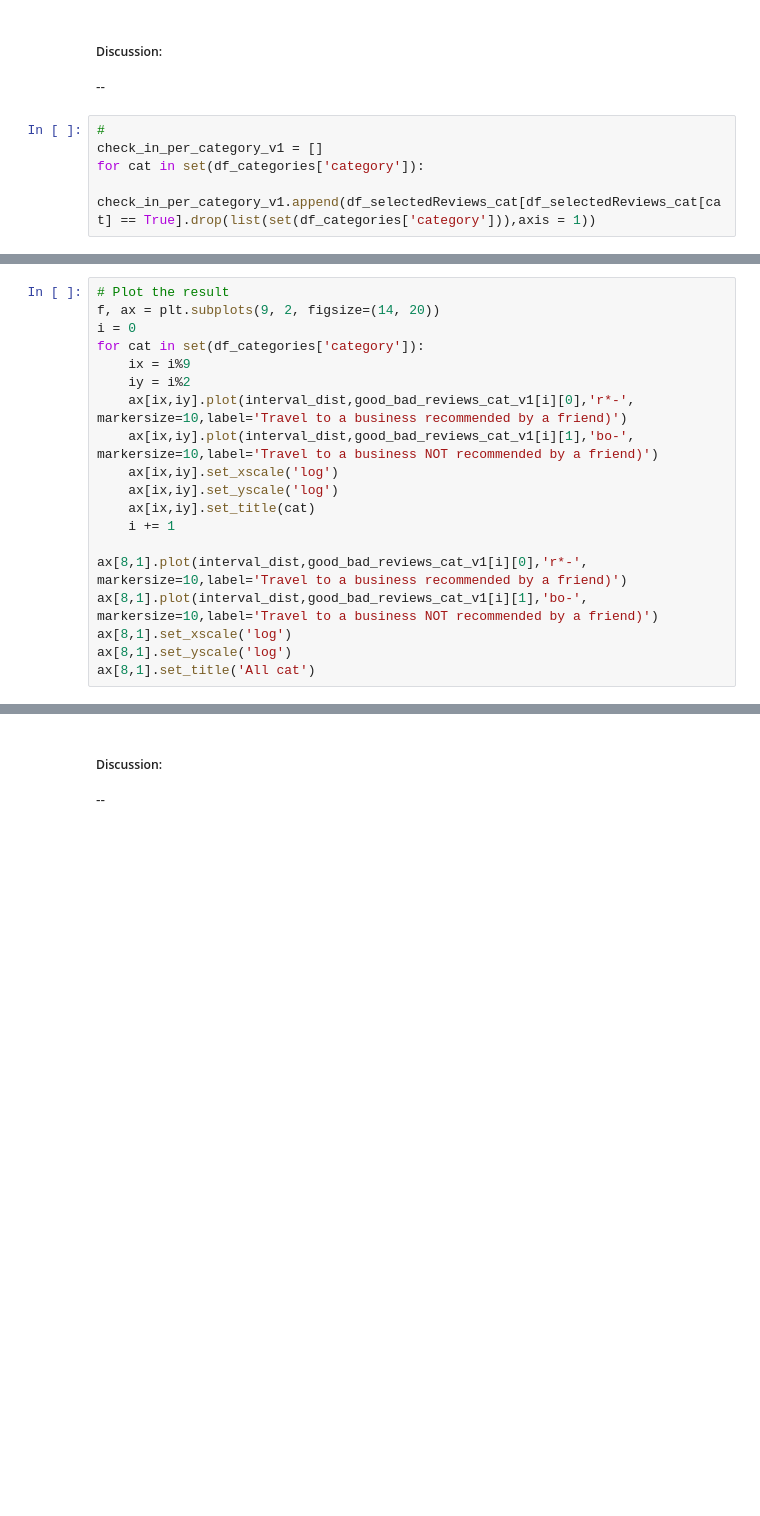
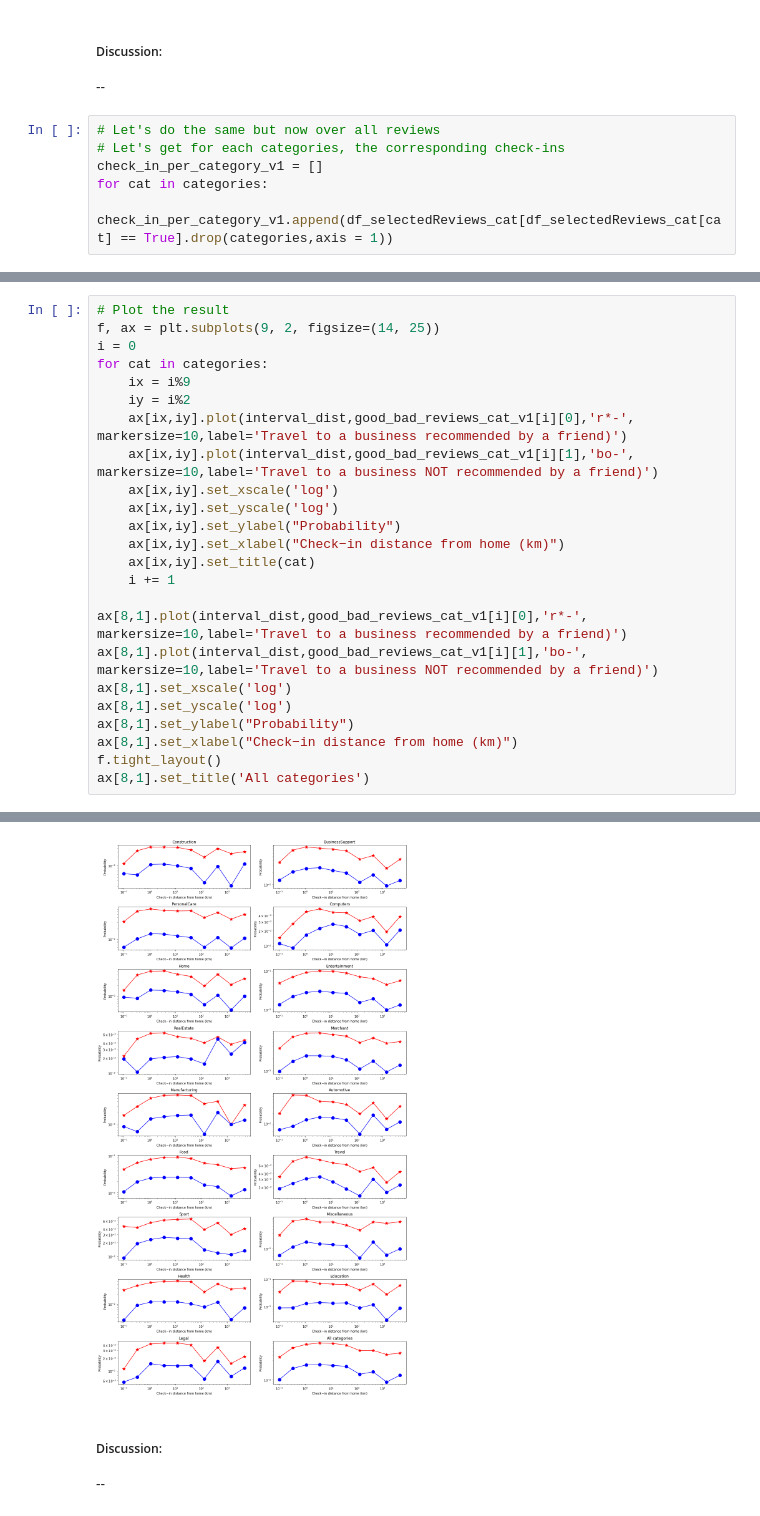
Before and after one commit to epfl-ada/ada-2020-project-milestone-p3-p3_kergagnant, a Jupyter notebook: clean_Analysis Label.ipynb, the cells around one changed output, grey strips where cells are left out. Saved outputs shown, nothing was run; the diff lists cells and outputs as text; blank space fills up the shorter version.

```diff
--- a/clean_Analysis Label.ipynb
+++ b/clean_Analysis Label.ipynb
@@ -631,8 +741,9 @@ ax[8,1].set_title('All cat')
 
 --
 # %%
-#
+# Let's do the same but now over all reviews
+# Let's get for each categories, the corresponding check-ins
 check_in_per_category_v1 = []
-for cat in set(df_categories['category']):
-    check_in_per_category_v1.append(df_selectedReviews_cat[df_selectedReviews_cat[cat] == True].drop(list(set(df_categories['category'])),axis = 1))
+for cat in categories:
+    check_in_per_category_v1.append(df_selectedReviews_cat[df_selectedReviews_cat[cat] == True].drop(categories,axis = 1))
 # %%
@@ -643,15 +754,17 @@ for df in check_in_per_category_v1:
 good_bad_reviews_cat_v1.append(compute_fractions(df_selectedReviews_cat,number_distance_groups))
 # %%
 # Plot the result
-f, ax = plt.subplots(9, 2, figsize=(14, 20))
+f, ax = plt.subplots(9, 2, figsize=(14, 25))
 i = 0
-for cat in set(df_categories['category']):
+for cat in categories:
     ix = i%9
     iy = i%2
     ax[ix,iy].plot(interval_dist,good_bad_reviews_cat_v1[i][0],'r*-', markersize=10,label='Travel to a business recommended by a friend)')
     ax[ix,iy].plot(interval_dist,good_bad_reviews_cat_v1[i][1],'bo-', markersize=10,label='Travel to a business NOT recommended by a friend)')
     ax[ix,iy].set_xscale('log')
     ax[ix,iy].set_yscale('log')
+    ax[ix,iy].set_ylabel("Probability")
+    ax[ix,iy].set_xlabel("Check−in distance from home (km)")
     ax[ix,iy].set_title(cat)
     i += 1
 
@@ -659,4 +772,8 @@ ax[8,1].plot(interval_dist,good_bad_reviews_cat_v1[i][0],'r*-', markersize=10,la
 ax[8,1].plot(interval_dist,good_bad_reviews_cat_v1[i][1],'bo-', markersize=10,label='Travel to a business NOT recommended by a friend)')
 ax[8,1].set_xscale('log')
 ax[8,1].set_yscale('log')
-ax[8,1].set_title('All cat')
+ax[8,1].set_ylabel("Probability")
+ax[8,1].set_xlabel("Check−in distance from home (km)")
+f.tight_layout()
+ax[8,1].set_title('All categories')
+# %% [output]
@@ -663,3 +781,4 @@ ax[8,1].set_title('All cat')
+[figure, added]
 # %% [markdown]
 ##### Discussion:
 
```
Also changed, not shown: parts of 50 cells of this notebook.
